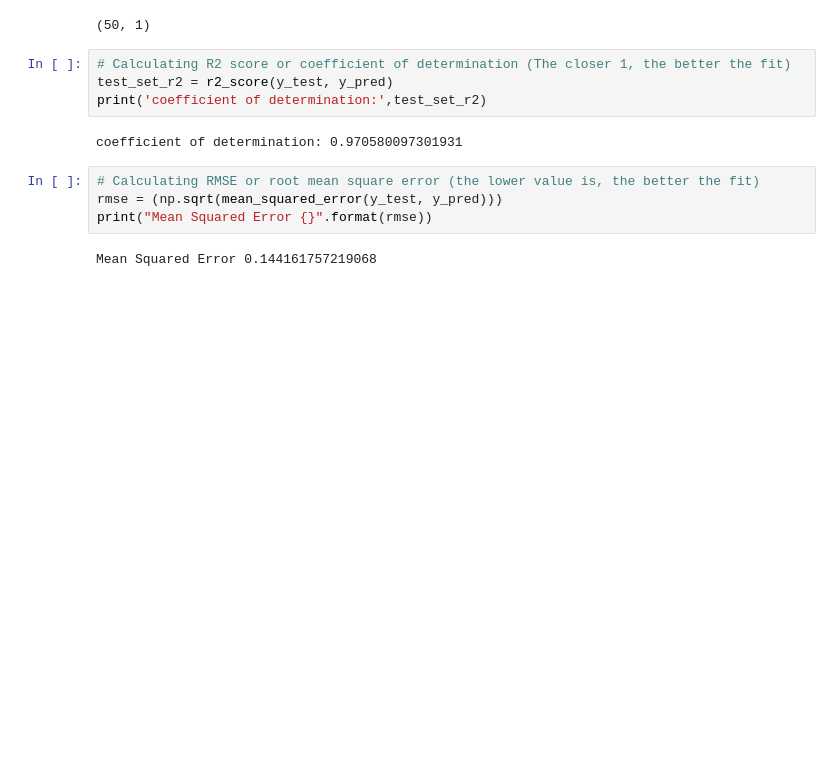
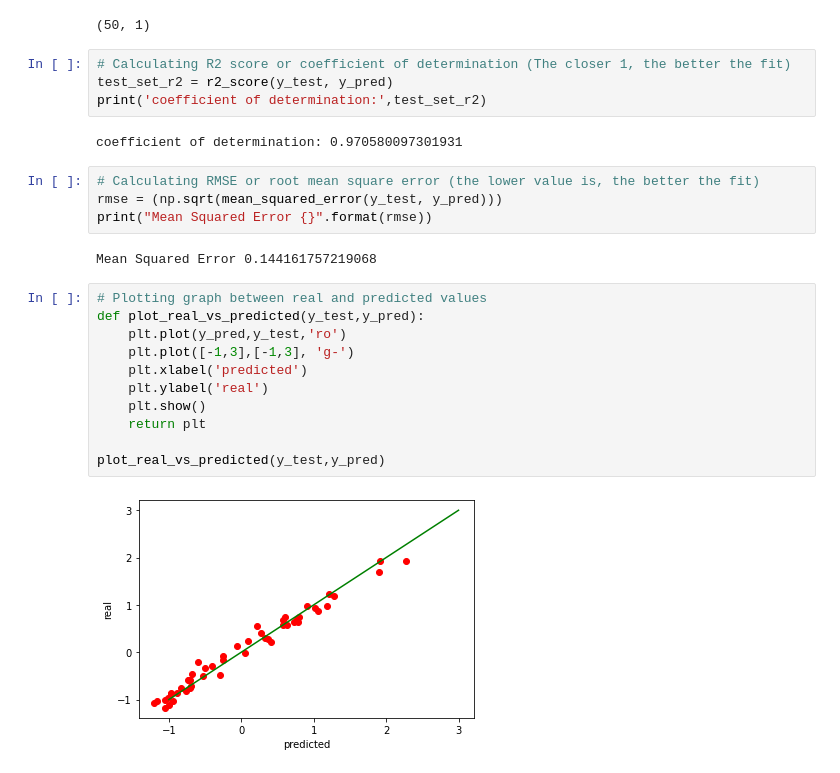
Before and after one commit to sanketkumaronline/real_estate_analysis, a Jupyter notebook: home_prices_machine_learning.ipynb, the cells around one changed output. Drawn from its saved outputs; the diff is of its cells as text; blank space fills up the shorter version.

```diff
--- a/home_prices_machine_learning.ipynb
+++ b/home_prices_machine_learning.ipynb
@@ -186,3 +186,16 @@ rmse = (np.sqrt(mean_squared_error(y_test, y_pred)))
 print("Mean Squared Error {}".format(rmse))
 # %% [output]
 Mean Squared Error 0.144161757219068
+# %%
+# Plotting graph between real and predicted values
+def plot_real_vs_predicted(y_test,y_pred):
+    plt.plot(y_pred,y_test,'ro')
+    plt.plot([-1,3],[-1,3], 'g-')
+    plt.xlabel('predicted')
+    plt.ylabel('real')
+    plt.show()
+    return plt
+
+plot_real_vs_predicted(y_test,y_pred)
+# %% [output]
+[figure, added]
```
Also changed, not shown: parts of 1 cell of this notebook.
